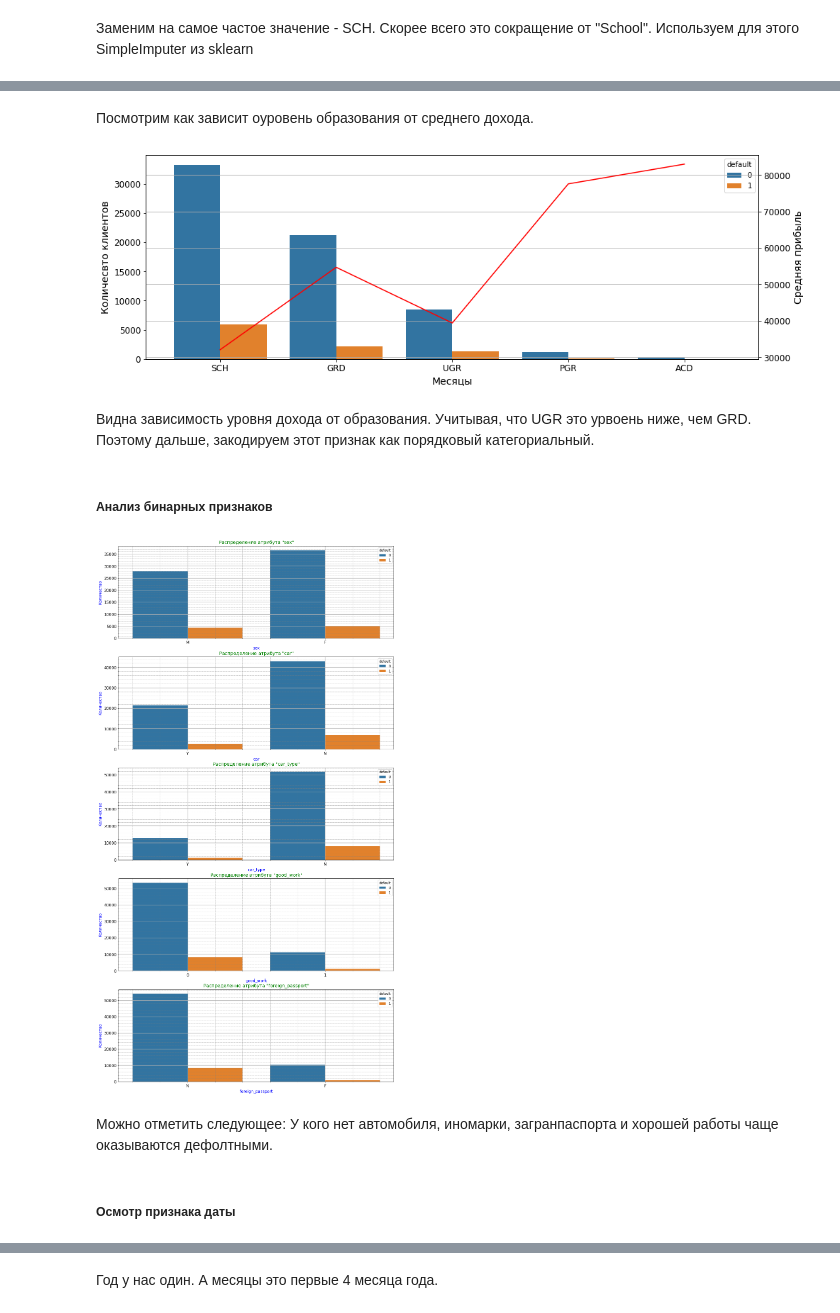
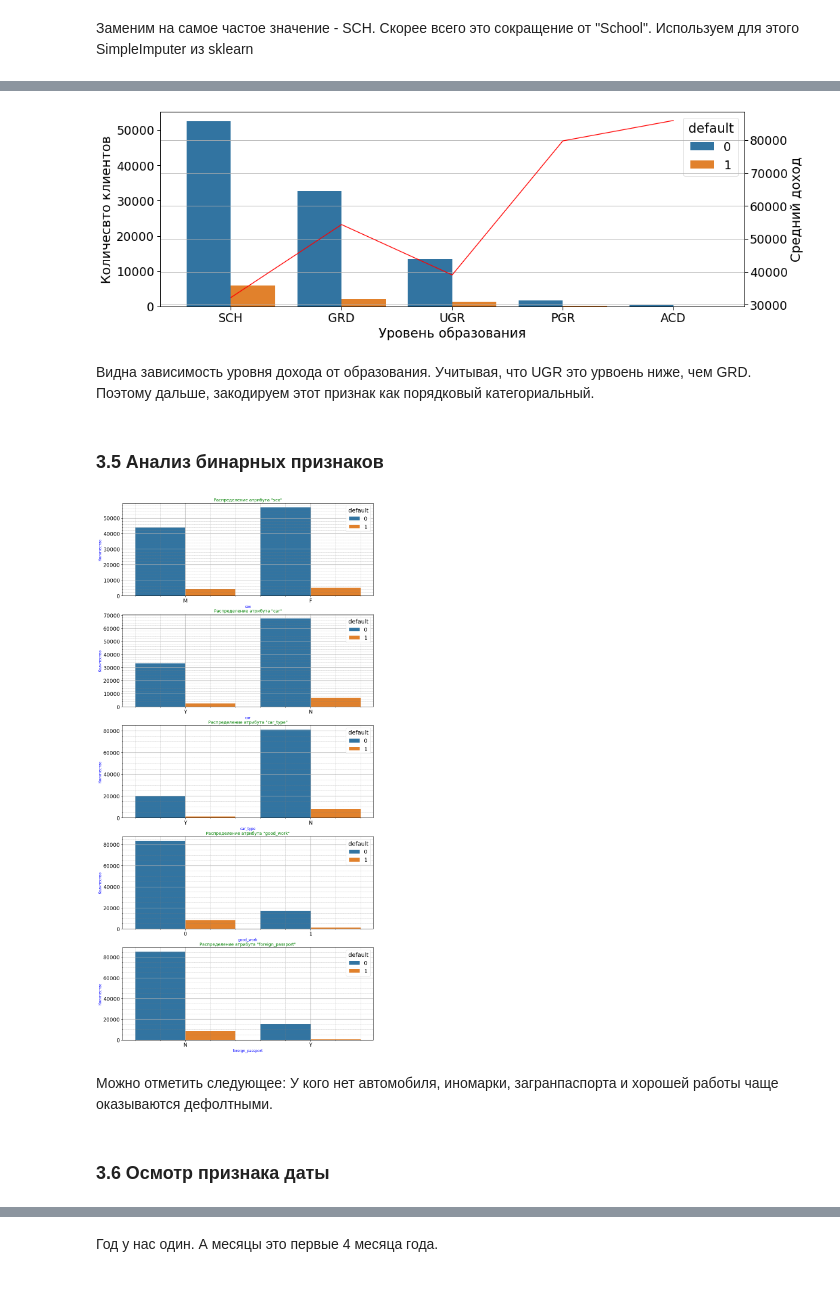
Before and after one commit to BasilPDS/CoursSF_L, a Jupyter notebook: module_5/module_5.ipynb, the cells around one changed output, grey strips where cells are left out. Cells and saved outputs as stored; diff of their text form; code cells hidden in the pictures.

```diff
--- a/module_5/module_5.ipynb
+++ b/module_5/module_5.ipynb
@@ -128,3 +470,9 @@ RS = 42
 # %%
-train = pd.read_csv('train.csv')
+trains = pd.read_csv('train.csv')
+test = pd.read_csv('test.csv')
+# %%
+test['default'] = 0 # заполняем признак нулями
+test['train'] = 0 # указываем, что записи не принадлежат датасету train
+trains['train'] = 1 # указываем, что записи принадлежат датасету train
+df = pd.concat([trains, test], ignore_index=True) # объединяем датасеты в один
 # %%
@@ -440,5 +742,5 @@ print_cat_attr(train)
 # %%
 from sklearn.impute import SimpleImputer
 edu_imputer = SimpleImputer(strategy='most_frequent')
-train['education'] = edu_imputer.fit_transform(train[['education']])
+df['education'] = edu_imputer.fit_transform(df[['education']])
 # %%
@@ -492,37 +766,21 @@ def print_def_per_edu(DateFrame):
-# %% [markdown]
-Посмотрим как зависит оуровень образования от среднего дохода.
 # %%
-print_def_per_edu(train)
+print_def_per_edu(df)
 # %% [output]
-[figure, old version]
+[figure, new version]
 # %% [markdown]
 Видна зависимость уровня дохода от образования. Учитывая, что UGR  это урвоень ниже, чем GRD. Поэтому дальше, закодируем этот признак как порядковый категориальный.
 # %% [markdown]
-##### Анализ бинарных признаков
+<a id='3.5'></a>
+### 3.5 Анализ бинарных признаков
-# %%
-def print_bin_attr(DataFrame):
-    # cat_attr = [c for c in DataFrame.columns if DataFrame[c].dtype.name == 'object']
-    n = len(bin_attr) # количество рисунков
-    i = 1 # номер рисунка
-    plt.figure(figsize=(15,30))
-    for col in bin_attr:
-        plt.subplot(n,1,i)
-        sns.countplot(data=DataFrame, hue='default', x=col)
-        plt.xlabel(col, fontsize=12, color='blue')
-        plt.ylabel('Количество', fontsize=12, color='blue')
-        plt.title('Распределение атрибута "{}"'.format(col), fontsize=14, color='green')
-        plt.grid(which='major', linewidth=1.2) # Главная
-        plt.grid(which='minor', linestyle='--', color='gray', linewidth=0.5) # Вспомогательная
-        plt.minorticks_on() # Включить показ минорной сетки
-        i+=1
 # %%
-print_bin_attr(train)
+print_bin_attr(df)
 # %% [output]
-[figure, old version]
+[figure, new version]
 # %% [markdown]
 Можно отметить следующее:
 У кого нет автомобиля, иномарки, загранпаспорта и хорошей работы чаще оказываются дефолтными.
 # %% [markdown]
-##### Осмотр признака даты
+<a id='3.6'></a>
+### 3.6 Осмотр признака даты
 # %%
 # конвертируем в тип datetime
```
Also changed, not shown: parts of 412 cells of this notebook.
